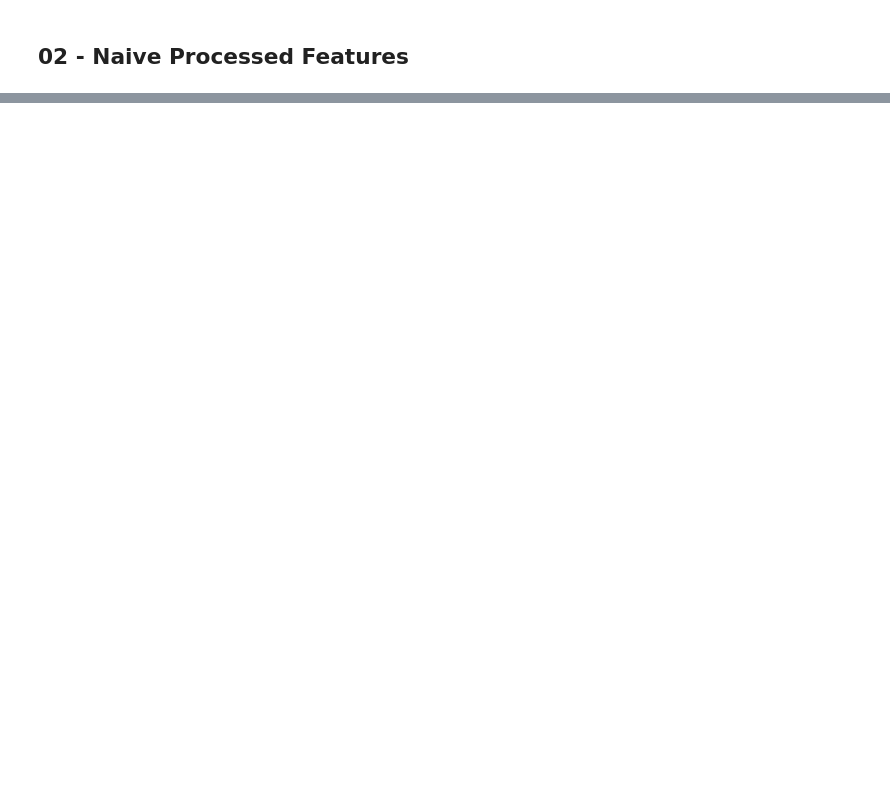
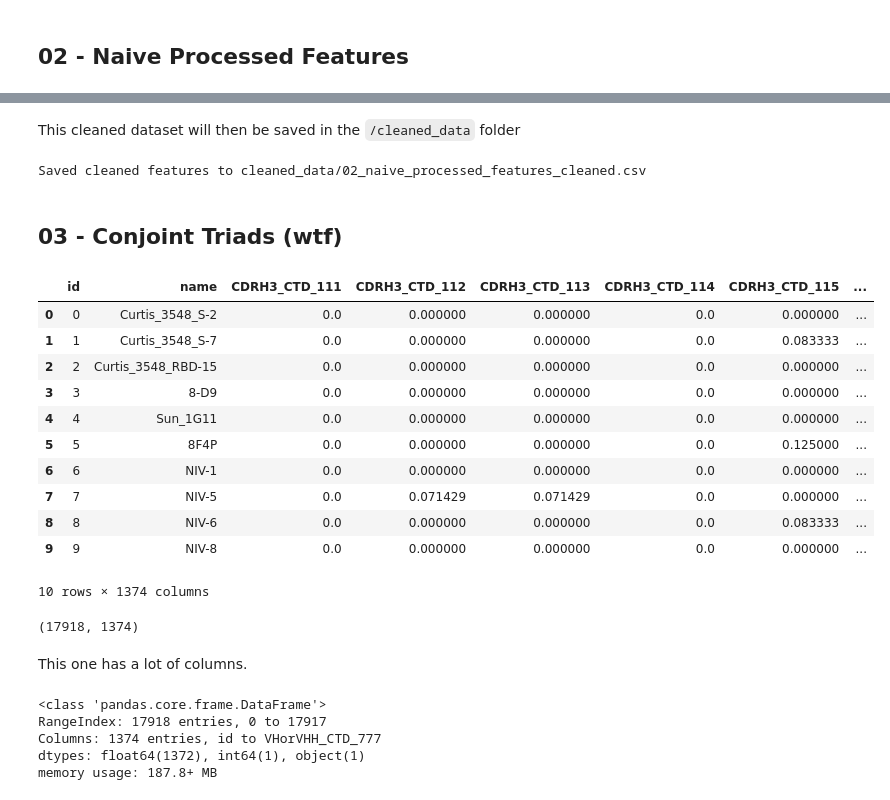
Before and after one commit to ImaginaryLogs/CSC713M-CROWN19AB-PROJECT, a Jupyter notebook: notebooks/pipelines/p03.5_eda/02_cleaner.ipynb, the cells around one changed output, grey strips where cells are left out. Saved outputs shown, nothing was run; the diff lists cells and outputs as text; code cells hidden in the pictures; blank space fills up the shorter version.

```diff
--- a/notebooks/pipelines/p03.5_eda/02_cleaner.ipynb
+++ b/notebooks/pipelines/p03.5_eda/02_cleaner.ipynb
@@ -92,0 +231,40 @@ Saved cleaned labels to cleaned_data/01_binding_labels._cleaned.csv
+# %% [markdown]
+This cleaned dataset will then be saved in the `/cleaned_data` folder
+# %%
+output_path = Path("cleaned_data/02_naive_processed_features_cleaned.csv")
+output_path.parent.mkdir(parents=True, exist_ok=True)
+naive_features_validated.to_csv(output_path, index=False)
+print(f"Saved cleaned features to {output_path}")
+# %% [output]
+Saved cleaned features to cleaned_data/02_naive_processed_features_cleaned.csv
+# %% [markdown]
+## 03 - Conjoint Triads (wtf)
+# %%
+conjoint_triads.head(10)
+# %% [output]
+|  | id | name | CDRH3_CTD_111 | CDRH3_CTD_112 | CDRH3_CTD_113 | CDRH3_CTD_114 | CDRH3_CTD_115 | ... |
+| 0 | 0 | Curtis_3548_S-2 | 0.0 | 0.000000 | 0.000000 | 0.0 | 0.000000 | ... |
+| 1 | 1 | Curtis_3548_S-7 | 0.0 | 0.000000 | 0.000000 | 0.0 | 0.083333 | ... |
+| 2 | 2 | Curtis_3548_RBD-15 | 0.0 | 0.000000 | 0.000000 | 0.0 | 0.000000 | ... |
+| 3 | 3 | 8-D9 | 0.0 | 0.000000 | 0.000000 | 0.0 | 0.000000 | ... |
+| 4 | 4 | Sun_1G11 | 0.0 | 0.000000 | 0.000000 | 0.0 | 0.000000 | ... |
+| 5 | 5 | 8F4P | 0.0 | 0.000000 | 0.000000 | 0.0 | 0.125000 | ... |
+| 6 | 6 | NIV-1 | 0.0 | 0.000000 | 0.000000 | 0.0 | 0.000000 | ... |
+| 7 | 7 | NIV-5 | 0.0 | 0.071429 | 0.071429 | 0.0 | 0.000000 | ... |
+| 8 | 8 | NIV-6 | 0.0 | 0.000000 | 0.000000 | 0.0 | 0.083333 | ... |
+| 9 | 9 | NIV-8 | 0.0 | 0.000000 | 0.000000 | 0.0 | 0.000000 | ... |
+10 rows × 1374 columns
+# %%
+conjoint_triads.shape
+# %% [output]
+(17918, 1374)
+# %% [markdown]
+This one has a lot of columns.
+# %%
+conjoint_triads.info()
+# %% [output]
+<class 'pandas.core.frame.DataFrame'>
+RangeIndex: 17918 entries, 0 to 17917
+Columns: 1374 entries, id to VHorVHH_CTD_777
+dtypes: float64(1372), int64(1), object(1)
+memory usage: 187.8+ MB
```
Also changed, not shown: parts of 35 cells of this notebook, 3 other files.
